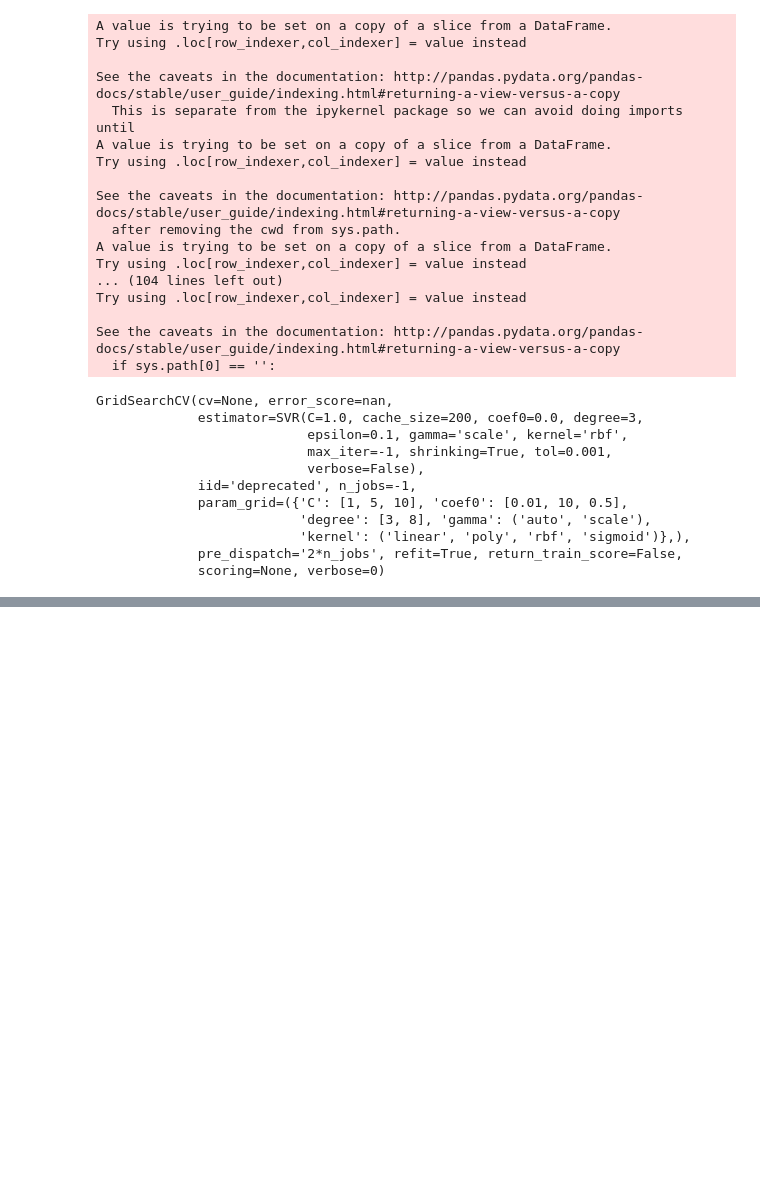
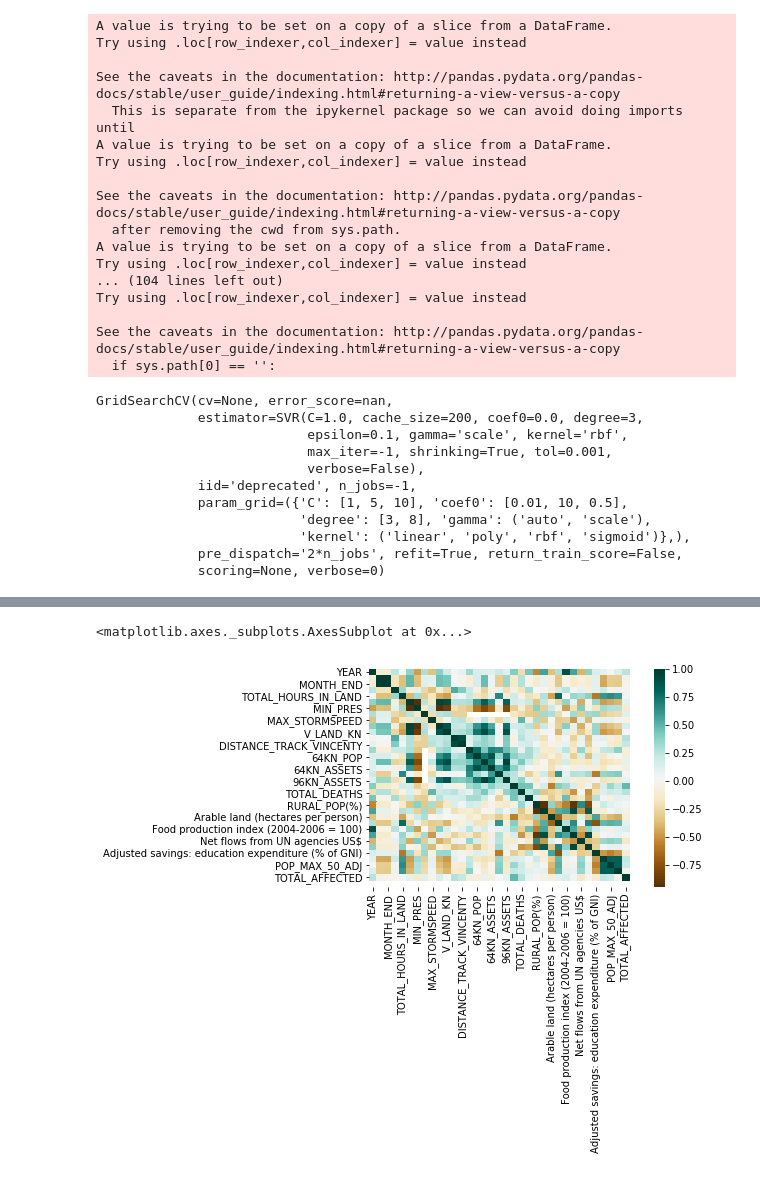
Before and after one commit to OmdenaAI/wfpdisrel, a Jupyter notebook: #task3-model/model-e-RandomForest/Classification for affected people.ipynb, the cells around one changed output, grey strips where cells are left out. Drawn from its saved outputs; the diff is of its cells as text; code cells hidden in the pictures; blank space fills up the shorter version.

```diff
--- a/#task3-model/model-e-RandomForest/Classification for affected people.ipynb
+++ b/#task3-model/model-e-RandomForest/Classification for affected people.ipynb
@@ -650,0 +803,8 @@ Name: TOTAL_AFFECTED_ex_5, dtype: int64
+# %%
+## Numerical Features
+## Performing the correlation for all the features
+spearman_corr = outliers_5m_df.corr(method='spearman')
+sns.heatmap(spearman_corr, cmap="BrBG")
+# %% [output]
+<matplotlib.axes._subplots.AxesSubplot at 0x...>
+[figure, added]
```
Also changed, not shown: parts of 28 cells of this notebook.
